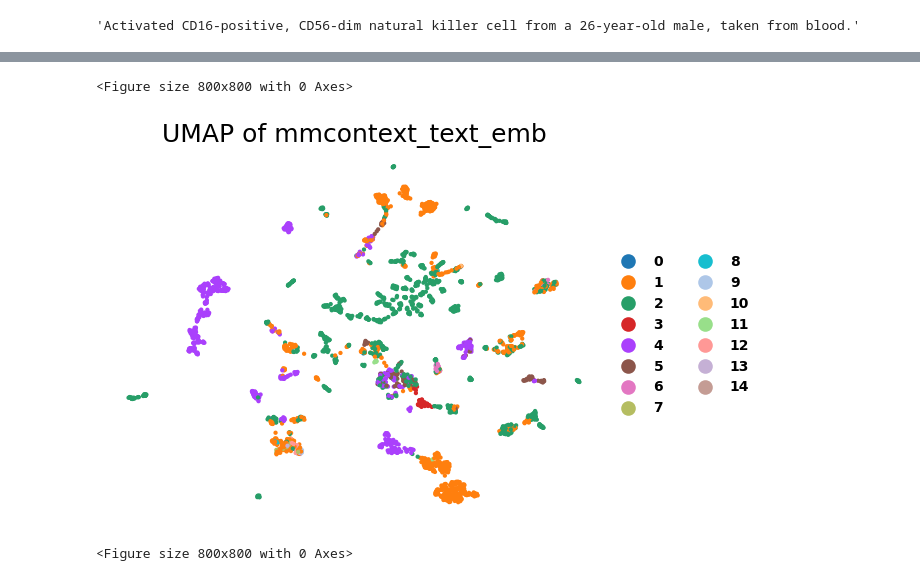
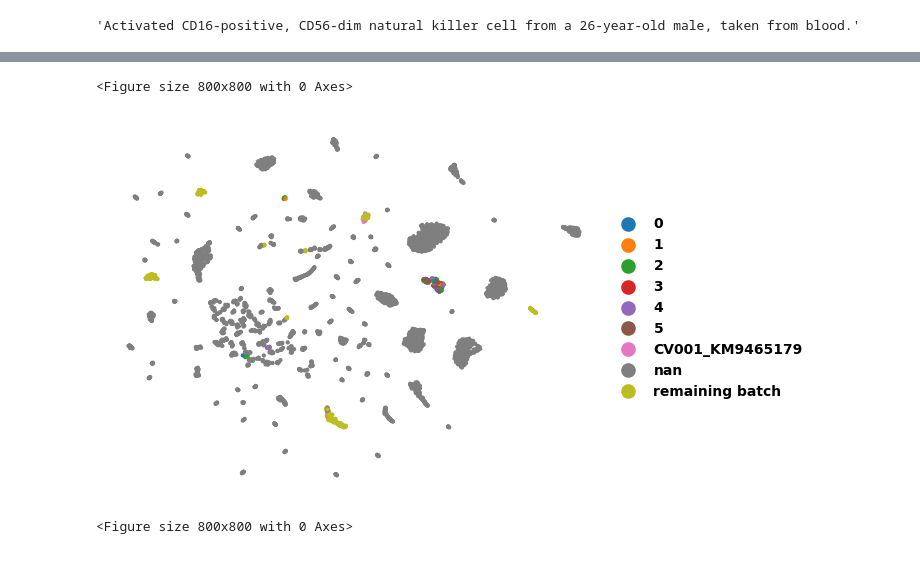
Before and after one commit to mengerj/mmcontext, a Jupyter notebook: exploratory/notebooks/evaluate_model.ipynb, the cells around one changed output, grey strips where cells are left out. Cells and saved outputs as stored; diff of their text form; code cells hidden in the pictures.

```diff
--- a/exploratory/notebooks/evaluate_model.ipynb
+++ b/exploratory/notebooks/evaluate_model.ipynb
@@ -20,17 +28,20 @@ from mmcontext.utils import load_test_adata_from_hf_dataset
 
 adata = load_test_adata_from_hf_dataset(test_dataset)
 # %%
-# from datasets import Dataset
-# test_dataset = test_dataset.filter(lambda x: x["label"] == 1.0)
+from datasets import Dataset
+
+if "pairs" in dataset_name:
+    test_dataset = test_dataset.filter(lambda x: x["label"] == 1.0)
 # %%
 omics_embeddings = model.encode(test_dataset["anndata_ref"])
 text_embeddings = model.encode(adata.obs["natural_language_annotation"].values.tolist())
 adata.obsm["mmcontext_emb"] = omics_embeddings
 adata.obsm["mmcontext_text_emb"] = text_embeddings
+adata.obsm["og_text_emb"] = text_encoder.encode(adata.obs["natural_language_annotation"].values.tolist())
 # %%
 adata.obs["natural_language_annotation"].values[4]
 # %% [output]
 'Activated CD16-positive, CD56-dim natural killer cell from a 26-year-old male, taken from blood.'
 # %%
-batch_key = "_scvi_batch"
+batch_key = "assay"
 adata.obs[batch_key] = adata.obs[batch_key].astype("category")
@@ -46,0 +48,5 @@ AnnData object with n_obs × n_vars = 3150 × 22085
+# %%
+# make Nans to "other" in batch
+# adata.obs[batch_key] = adata.obs[batch_key].cat.add_categories("other")
+adata.obs[batch_key].fillna("other", inplace=True)
+adata.obs["batch"].value_counts()
@@ -47,14 +81,24 @@ AnnData object with n_obs × n_vars = 3150 × 22085
 # %%
 # Visualise the embeddings
 from mmcontext.pl import plot_umap
 from mmcontext.pp.utils import consolidate_low_frequency_categories
 
-adata_cut = consolidate_low_frequency_categories(adata, ["cell_type"], threshold=10)
-label_key = "_scvi_batch"
-plot_umap(adata_cut, color_key=label_key, embedding_key="mmcontext_text_emb")
+adata_cut = consolidate_low_frequency_categories(adata, ["batch"], threshold=5)
+label_key = "batch"
+emb_key = "mmcontext_emb"
+plot_umap(
+    adata_cut,
+    color_key=label_key,
+    embedding_key=emb_key,
+    save_format="svg",
+    nametag=f"neurons_{label_key}",
+    save_dir=f"figs/{model_name}/{dataset_name}",
+    save_plot=False,
+    title="",
+)
 # %% [output]
 <Figure size 800x800 with 0 Axes>
-[figure, old version]
+[figure, new version]
 # %%
 plot_umap(adata_cut, color_key=label_key, embedding_key="X_scvi")
 # %% [output]
```
Also changed, not shown: parts of 7 cells of this notebook, 1 other file.
